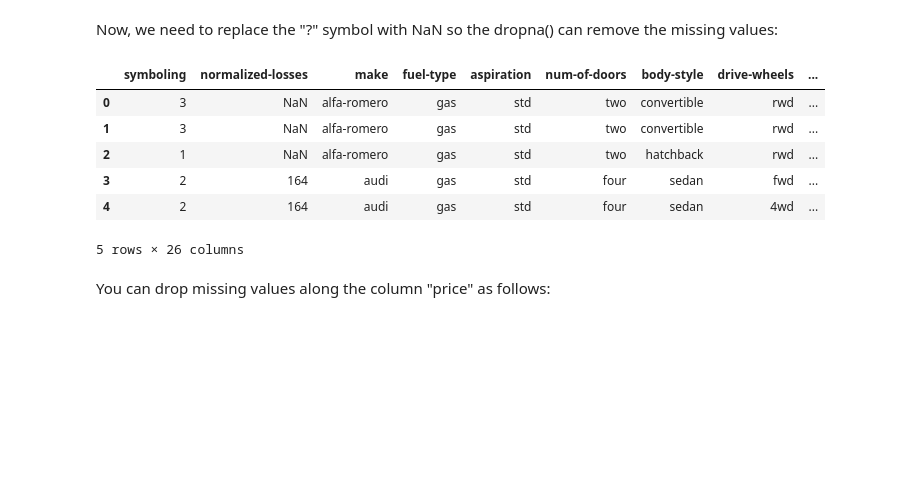
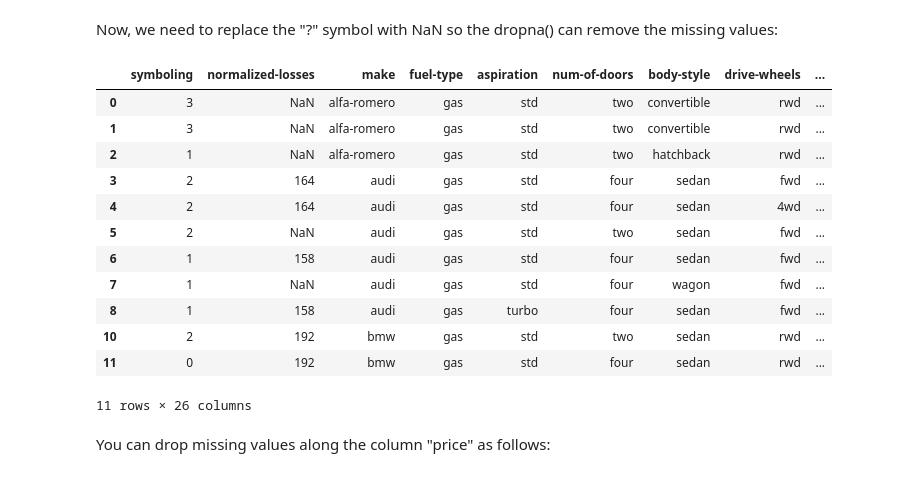
Before and after one commit to daveenatravels/coursera, a Jupyter notebook: lesson1.jupyterlite.ipynb, the cells around one changed output. Saved outputs shown, nothing was run; the diff lists cells and outputs as text; code cells hidden in the pictures; blank space fills up the shorter version.

```diff
--- a/lesson1.jupyterlite.ipynb
+++ b/lesson1.jupyterlite.ipynb
@@ -178,15 +178,21 @@ Now, we need to replace the "?" symbol with NaN so the dropna() can remove the m
 # %%
 #df1=df.replace('?',np.NaN)
 df1=df.replace('?',np.nan)
-df1.head(5)
+df1.head(11)
 # %% [output]
 |  | symboling | normalized-losses | make | fuel-type | aspiration | num-of-doors | body-style | drive-wheels | ... |
 | 0 | 3 | NaN | alfa-romero | gas | std | two | convertible | rwd | ... |
 | 1 | 3 | NaN | alfa-romero | gas | std | two | convertible | rwd | ... |
 | 2 | 1 | NaN | alfa-romero | gas | std | two | hatchback | rwd | ... |
 | 3 | 2 | 164 | audi | gas | std | four | sedan | fwd | ... |
 | 4 | 2 | 164 | audi | gas | std | four | sedan | 4wd | ... |
+| 5 | 2 | NaN | audi | gas | std | two | sedan | fwd | ... |
+| 6 | 1 | 158 | audi | gas | std | four | sedan | fwd | ... |
+| 7 | 1 | NaN | audi | gas | std | four | wagon | fwd | ... |
+| 8 | 1 | 158 | audi | gas | turbo | four | sedan | fwd | ... |
+| 10 | 2 | 192 | bmw | gas | std | two | sedan | rwd | ... |
+| 11 | 0 | 192 | bmw | gas | std | four | sedan | rwd | ... |
-5 rows × 26 columns
+11 rows × 26 columns
 # %% [markdown]
 You can drop missing values along the column "price" as follows:
 # %%
```
Also changed, not shown: parts of 2 cells of this notebook.
